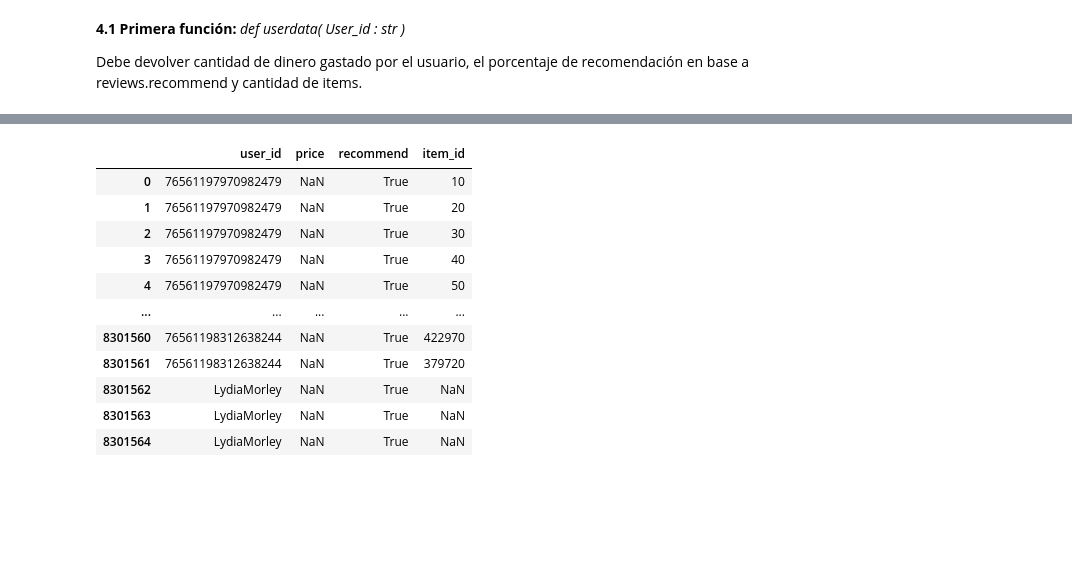
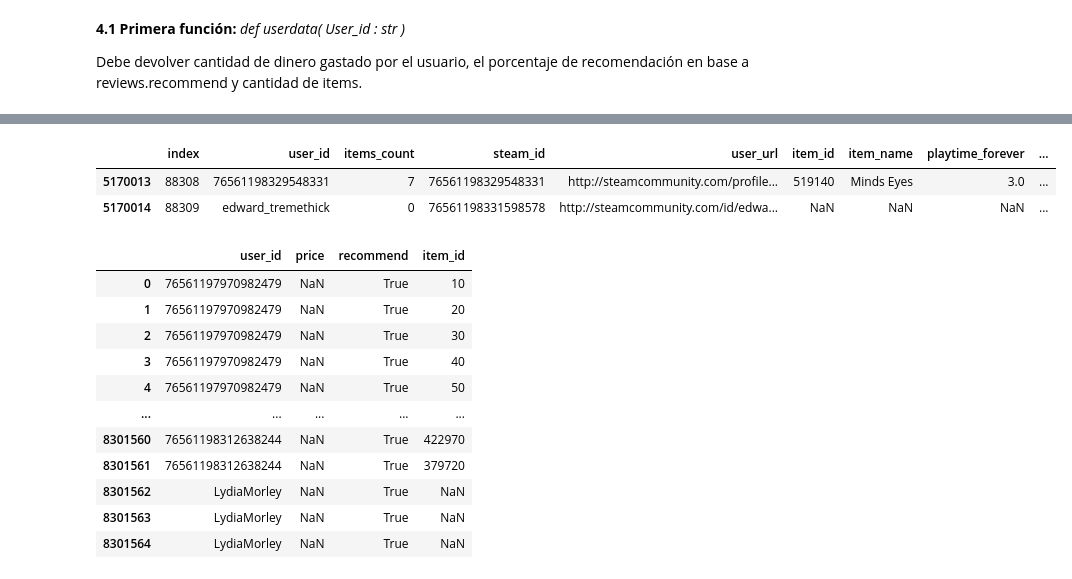
Before and after one commit to JPBertonee/PI_MLOps_Henry, a Jupyter notebook: Desarrollo.ipynb, the cells around one changed output, grey strips where cells are left out. Cells and saved outputs as stored; diff of their text form; code cells hidden in the pictures; blank space fills up the shorter version.

```diff
--- a/Desarrollo.ipynb
+++ b/Desarrollo.ipynb
@@ -330,2 +346,8 @@ Debe devolver cantidad de dinero gastado por el usuario, el porcentaje de recome
+# %%
+df_items_full.tail(2)
+# %% [output]
+|  | index | user_id | items_count | steam_id | user_url | item_id | item_name | playtime_forever | ... |
+| 5170013 | 88308 | 76561198329548331 | 7 | 76561198329548331 | http://steamcommunity.com/profile... | 519140 | Minds Eyes | 3.0 | ... |
+| 5170014 | 88309 | edward_tremethick | 0 | 76561198331598578 | http://steamcommunity.com/id/edwa... | NaN | NaN | NaN | ... |
 # %%
 
```
Also changed, not shown: parts of 13 cells of this notebook.
